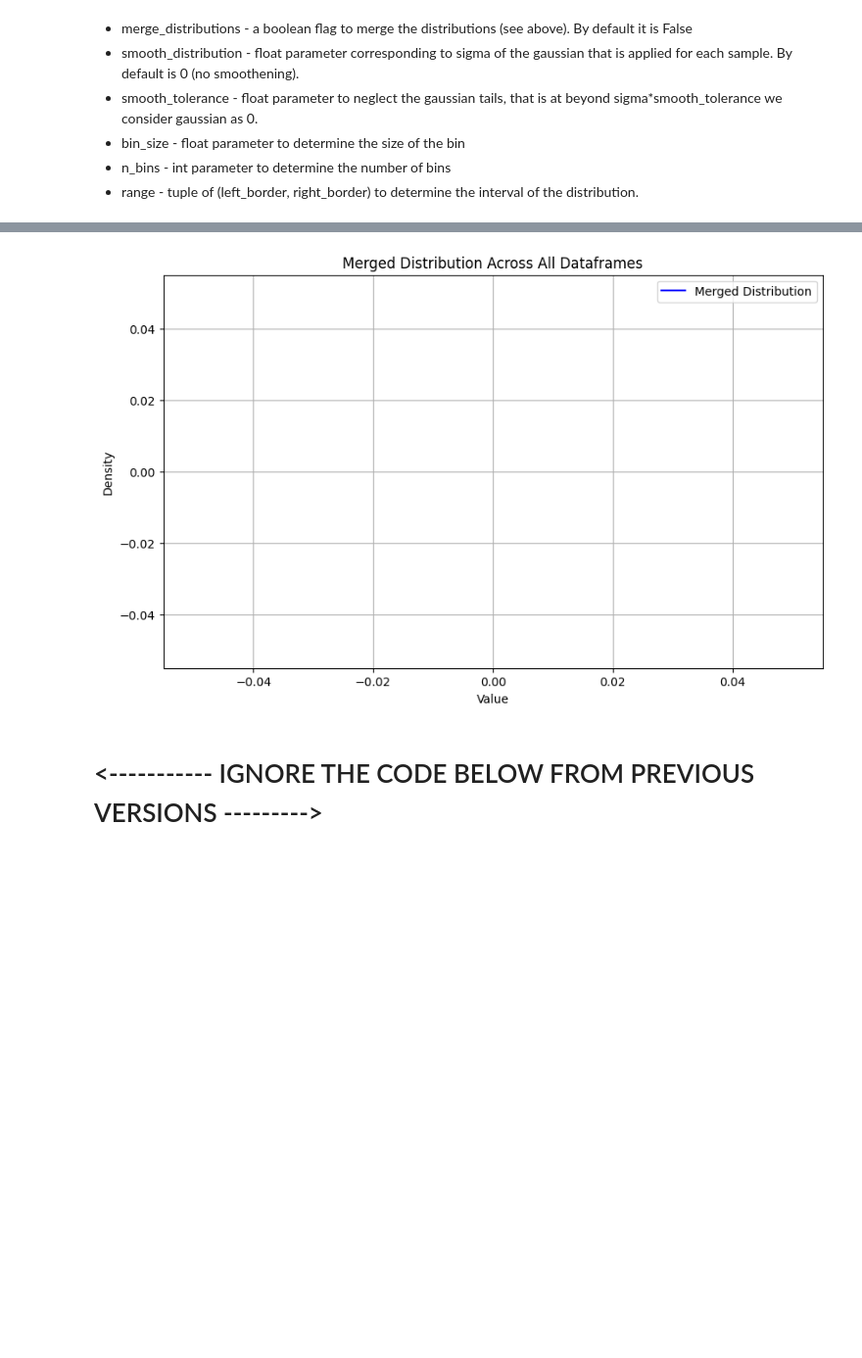
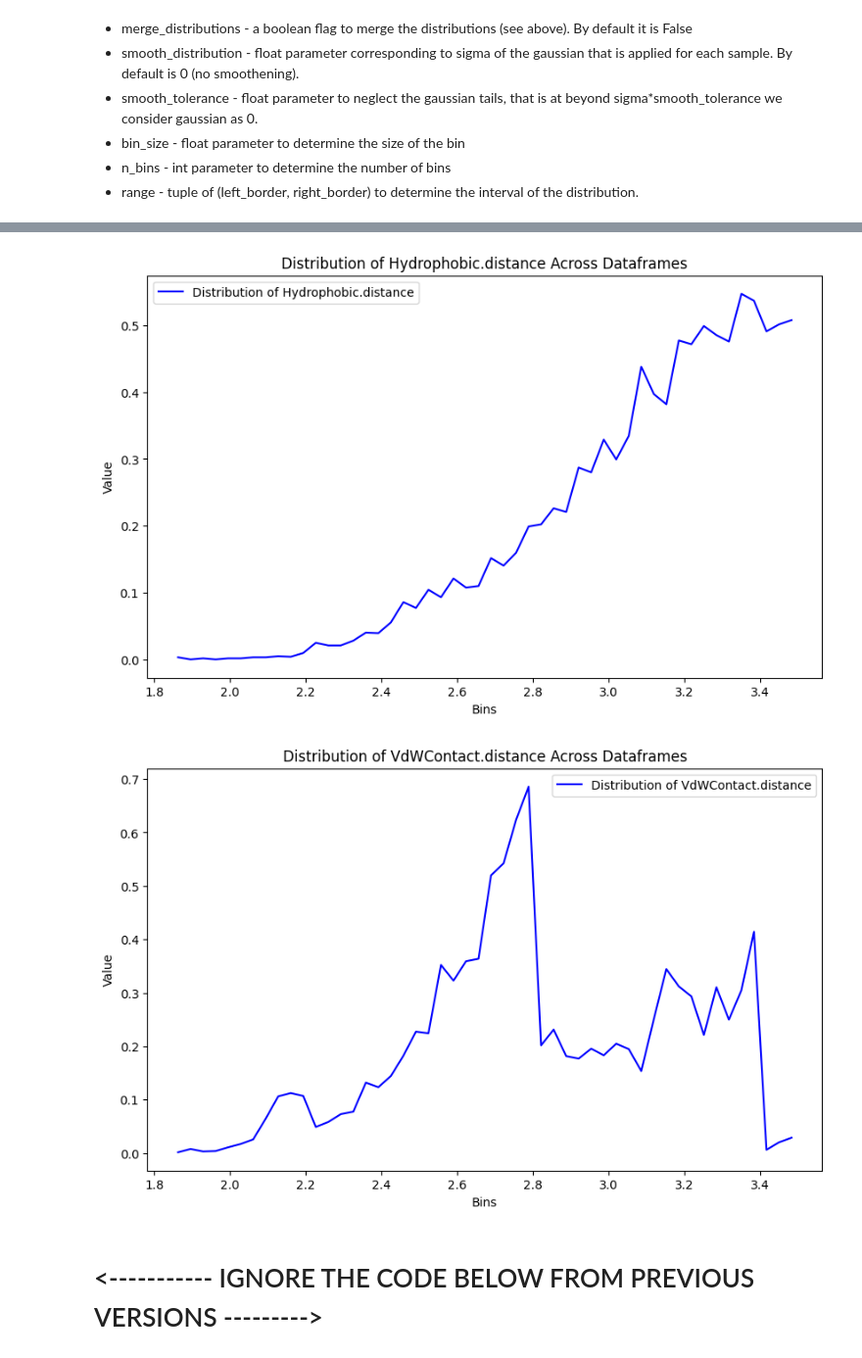
Before and after one commit to surajkarak/protein-ligand, a Jupyter notebook: visualization.ipynb, the cells around one changed output, grey strips where cells are left out. Shown at 98% size. Saved outputs shown, nothing was run; the diff lists cells and outputs as text; code cells hidden in the pictures; blank space fills up the shorter version.

```diff
--- a/visualization.ipynb
+++ b/visualization.ipynb
@@ -84,0 +185,10 @@ Function that takes in as arguments
+# %%
+# Merged false case
+merge_distributions = False
+
+smooth_distribution=0.05
+smooth_tolerance =2
+bin_size=0.1
+n_bins=50
+columns = ['Hydrophobic.distance','VdWContact.distance']
+dataframe = final_results_df
@@ -84,0 +222,4 @@ Function that takes in as arguments
+# %%
+all_distributions = []
+all_bin_centers = []
+sliding_window=2
@@ -84,0 +273,16 @@ Function that takes in as arguments
+# %%
+for i, col in enumerate(distributions.keys()):
+
+    plt.figure(figsize=(10, 6))
+
+    plt.plot(all_bin_centers[i], all_distributions[i], label=f'Distribution of {col}', color='blue')
+
+    if sliding_window:
+        smoothed_distribution = np.convolve(distributions[col], np.ones(sliding_window)/sliding_window, mode='same')
+        plt.plot(all_bin_centers[i], smoothed_distribution, label=f'Smoothed Distribution of {col}', color='orange')
+
+    plt.title(f'Distribution of {col} Across Dataframes')
+    plt.xlabel('Bins')
+    plt.ylabel('Value')
+    plt.legend()
+    plt.show()
@@ -358,7 +402,8 @@ def process_dataframes(folder, columns, merge_distributions=True, sliding_window
 # %%
-process_dataframes('/Users/surajkwork/Documents/Projects/ProteinLigand/protein-ligand/protein-ligand/processed', columns)
+process_dataframes('/Users/surajkwork/Documents/Projects/ProteinLigand/protein-ligand/protein-ligand/processed', columns, merge_distributions=False, sliding_window=0)
 # %% [output]
-[figure, old version]
+[figure, new version]
+[figure, added]
 # %% [markdown]
 # <----------- IGNORE THE CODE BELOW FROM PREVIOUS VERSIONS --------->
 # %%
```
Also changed, not shown: parts of 17 cells of this notebook, 6 other files.
